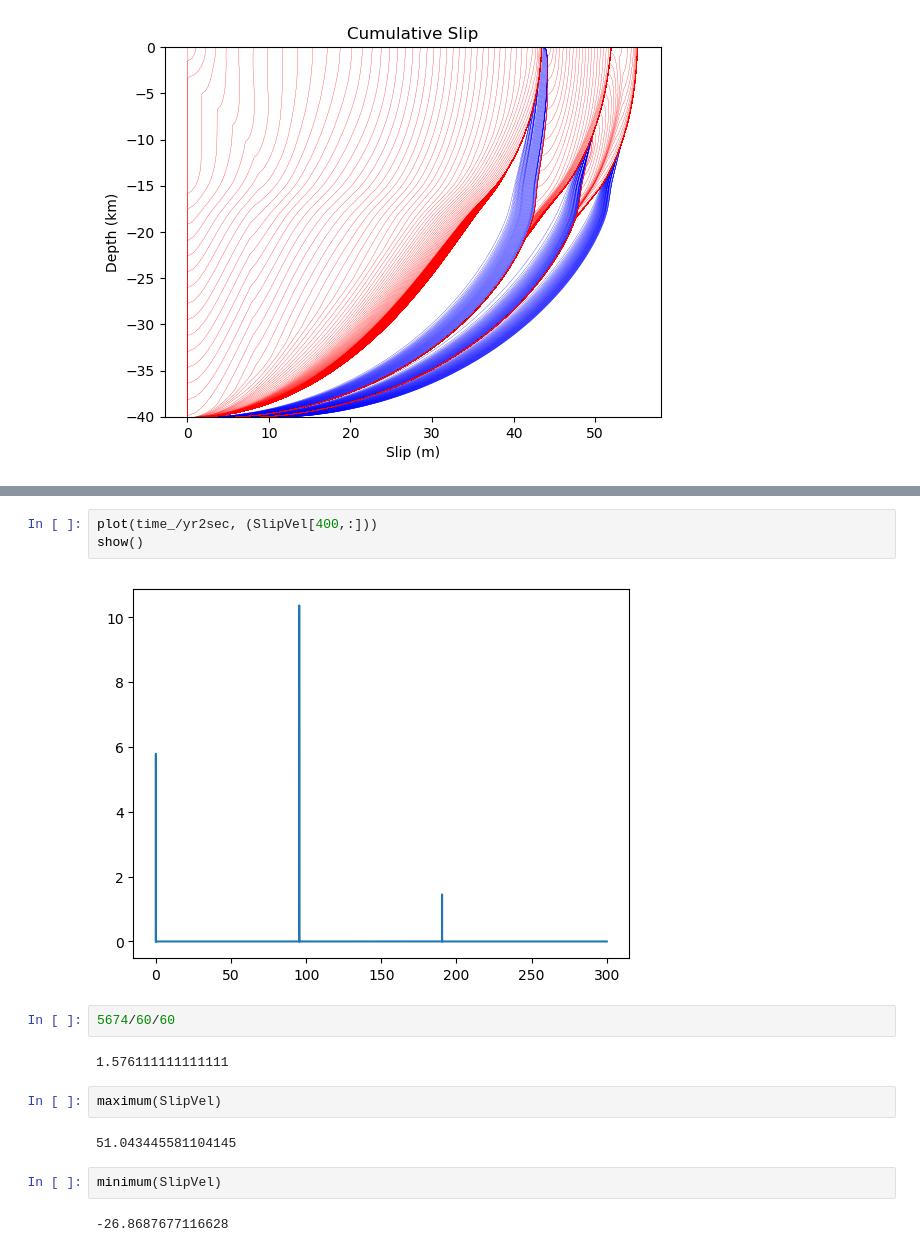
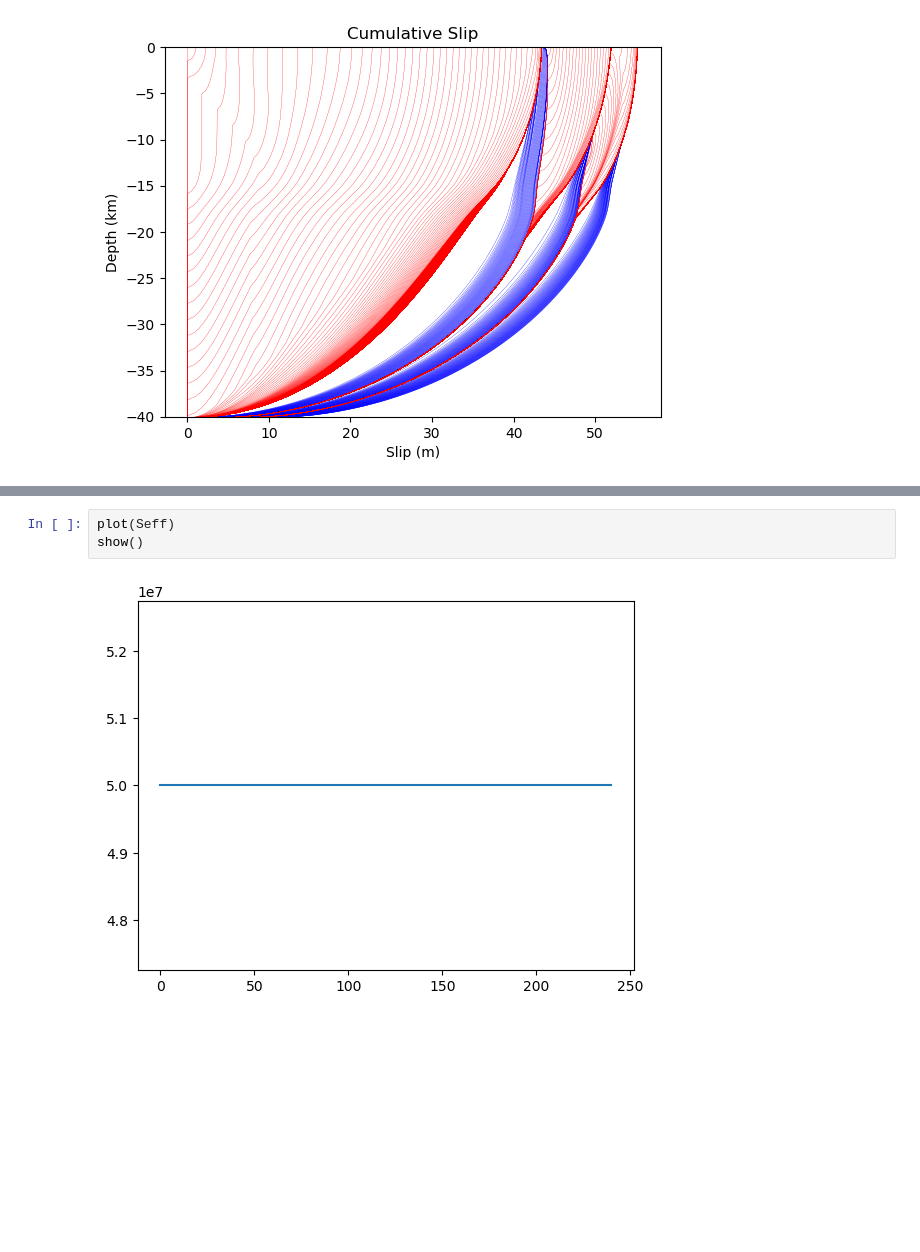
Before and after one commit to thehalfspace/JuliaSEM, a Jupyter notebook: SimulationRun.ipynb, the cells around one changed output, grey strips where cells are left out. Cells and saved outputs as stored; diff of their text form; blank space fills up the shorter version.

```diff
--- a/SimulationRun.ipynb
+++ b/SimulationRun.ipynb
@@ -64,17 +68,5 @@ fricPlot(cca, ccb, FltX)
-# %%
-plot(time_/yr2sec, (SlipVel[400,:]))
-show()
-# %% [output]
-[figure, removed]
-# %%
-5674/60/60
-# %% [output]
-1.576111111111111
-# %%
-maximum(SlipVel)
-# %% [output]
-51.043445581104145
-# %%
-minimum(SlipVel)
-# %% [output]
--26.8687677116628
+# %%
+plot(Seff)
+show()
+# %% [output]
+[figure, added]
```
Also changed, not shown: parts of 4 cells of this notebook, 6 other files.
